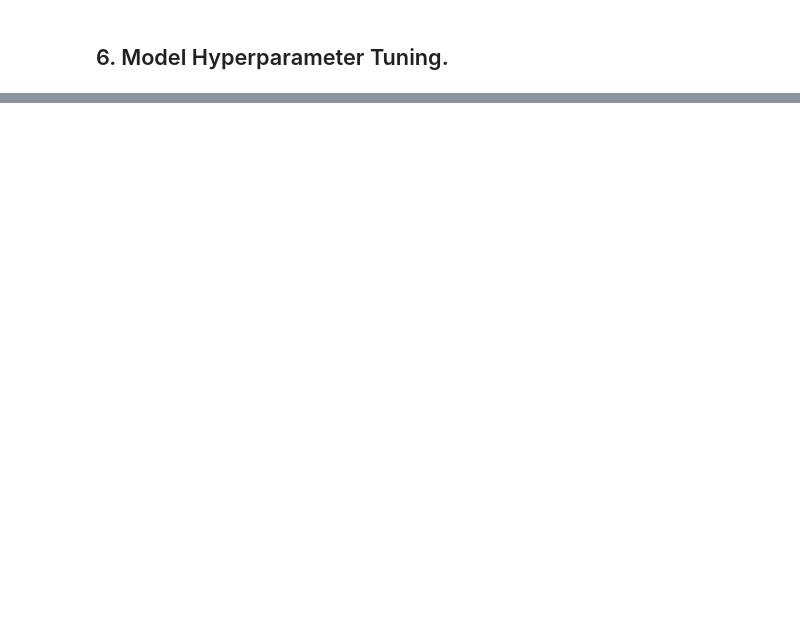
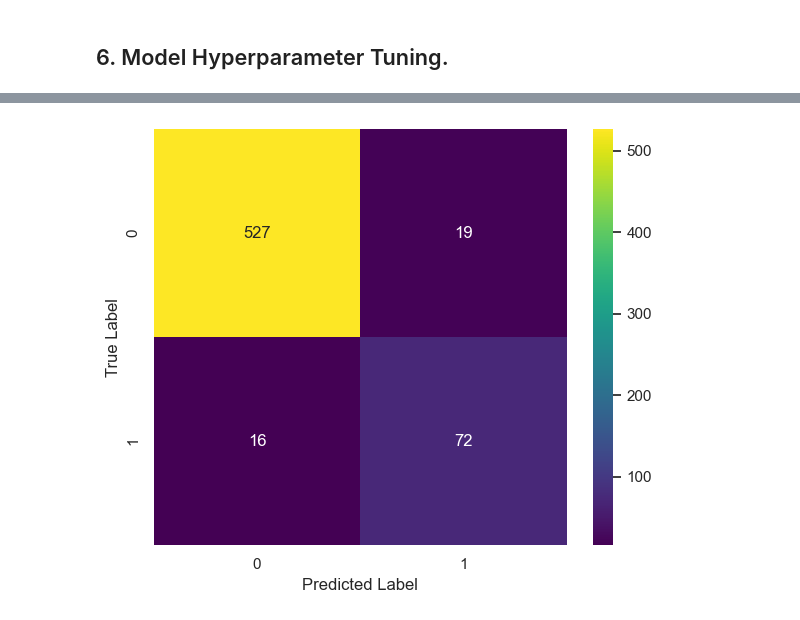
Before and after one commit to Patricknmaina/Phase-3-Project, a Jupyter notebook: index.ipynb, the cells around one changed output, grey strips where cells are left out. Drawn from its saved outputs; the diff is of its cells as text; code cells hidden in the pictures; blank space fills up the shorter version.

```diff
--- a/index.ipynb
+++ b/index.ipynb
@@ -1166,0 +1353,19 @@ From the plot, the most importnat features for the model are `Customer_Service_C
+# %%
+# instantiate an XGBoost model
+xgb_model_tuned = XGBClassifier(
+    learning_rate=0.1015687621905514,
+    max_depth=8,
+    n_estimators=154,
+    subsample=0.6165662731433634,
+    random_state=42
+)
+
+# fit the training data
+xgb_model_tuned.fit(X_train_smote, y_train_smote)
+
+# make predictions on test set
+y_pred_xgb_tuned = xgb_model_tuned.predict(X_test_scaled)
+
+# compute the accuracy of the model
+xgb_tuned_acc = accuracy_score(y_test, y_pred_xgb_tuned)
+print("Tuned XGBoost model accuracy:", xgb_tuned_acc)
@@ -1166,0 +1390,5 @@ From the plot, the most importnat features for the model are `Customer_Service_C
+# %%
+# plot the confusion matrix
+plot_confusion_matrix(y_test, y_pred_xgb_tuned, class_labels=[0, 1])
+# %% [output]
+[figure, added]
```
Also changed, not shown: parts of 20 cells of this notebook.
